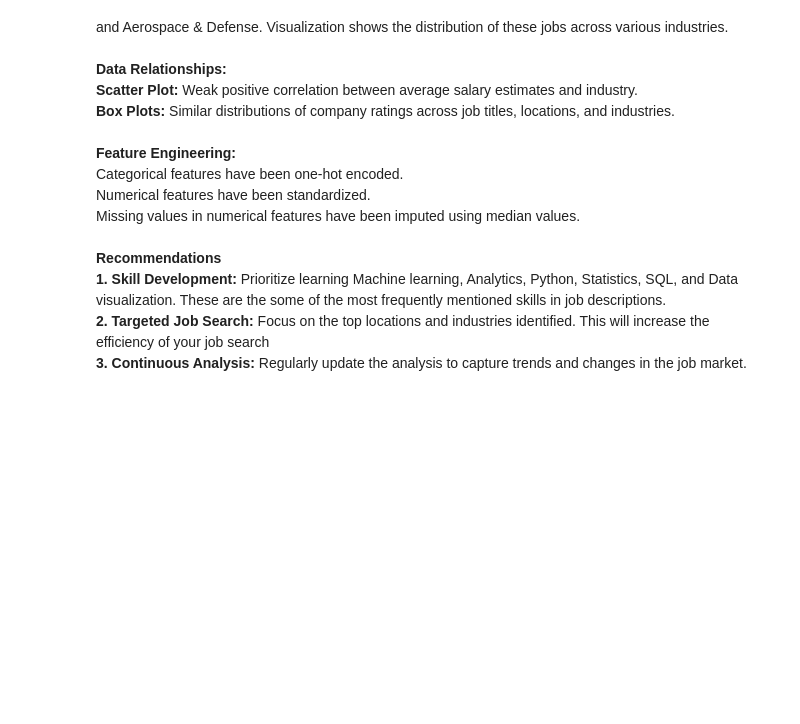
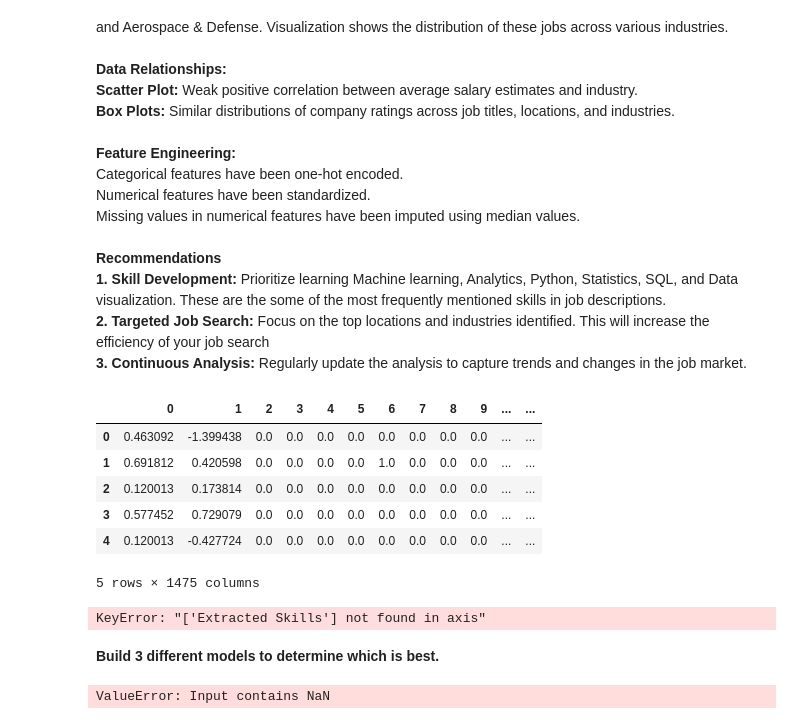
Before and after one commit to jwharmeriv/Springboard_DataScience, a Jupyter notebook: Capstone_2_Data_Scienctiest_Job_Skill_EDA+Train_Test_Split.ipynb, the cells around one changed output. Cells and saved outputs as stored; diff of their text form; code cells hidden in the pictures; blank space fills up the shorter version.

```diff
--- a/Capstone_2_Data_Scienctiest_Job_Skill_EDA+Train_Test_Split.ipynb
+++ b/Capstone_2_Data_Scienctiest_Job_Skill_EDA+Train_Test_Split.ipynb
@@ -544,7 +546,7 @@ The box plot shows the distribution of company ratings across the top 10 industr
 # %%
 # Select numerical and categorical features
 numerical_features = ['Rating', 'Avg Salary Estimate']
-categorical_features = ['Job Title', 'Location', 'Company Name', 'Size', 'Type of ownership', 'Industry', 'Sector', 'Revenue']
+categorical_features = ['Job Title', 'Location', 'Company Name', 'Size', 'Type of ownership', 'Industry', 'Sector', 'Revenue', 'Extracted Skills']
 # %%
 # Define transformations for numerical and categorical features
 numerical_transformer = Pipeline(steps=[('imputer', SimpleImputer(strategy='median')),('scaler', StandardScaler())])
@@ -599,10 +601,31 @@ Missing values in numerical features have been imputed using median values.<br><
 <b>1. Skill Development:</b> Prioritize learning Machine learning, Analytics, Python, Statistics, SQL, and Data visualization. These are the some of the most frequently mentioned skills in job descriptions.<br>
 <b>2. Targeted Job Search:</b> Focus on the top locations and industries identified. This will increase the efficiency of your job search<br>
 <b>3. Continuous Analysis:</b> Regularly update the analysis to capture trends and changes in the job market.
+# %%
+df_transformed.head()
+# %% [output]
+|  | 0 | 1 | 2 | 3 | 4 | 5 | 6 | 7 | 8 | 9 | ... | ... |
+| 0 | 0.463092 | -1.399438 | 0.0 | 0.0 | 0.0 | 0.0 | 0.0 | 0.0 | 0.0 | 0.0 | ... | ... |
+| 1 | 0.691812 | 0.420598 | 0.0 | 0.0 | 0.0 | 0.0 | 1.0 | 0.0 | 0.0 | 0.0 | ... | ... |
+| 2 | 0.120013 | 0.173814 | 0.0 | 0.0 | 0.0 | 0.0 | 0.0 | 0.0 | 0.0 | 0.0 | ... | ... |
+| 3 | 0.577452 | 0.729079 | 0.0 | 0.0 | 0.0 | 0.0 | 0.0 | 0.0 | 0.0 | 0.0 | ... | ... |
+| 4 | 0.120013 | -0.427724 | 0.0 | 0.0 | 0.0 | 0.0 | 0.0 | 0.0 | 0.0 | 0.0 | ... | ... |
+5 rows × 1475 columns
 # %%
 # Define the target variable and feature set
-X = df_transformed
-y = jobs_filtered['Industry']
+X = df_transformed.drop('Extracted Skills', axis=1)
+y = df_transformed['Extracted Skills']
 
 # Split the data into training and testing sets
 X_train, X_test, y_train, y_test = train_test_split(X, y, test_size=0.25, random_state=42)
+# %% [output]
+KeyError: "['Extracted Skills'] not found in axis"
+# %% [markdown]
+<b>Build 3 different models to determine which is best.</b>
+# %%
+# First use a logistic regression model. The categorical variables have already be transformed (One-hot encoded) and scaled.
+# Build and fit logistic regression model
+log_reg = LogisticRegression()
+log_reg.fit(X_train, y_train)
+# %% [output]
+ValueError: Input contains NaN
```
Also changed, not shown: parts of 3 cells of this notebook.
